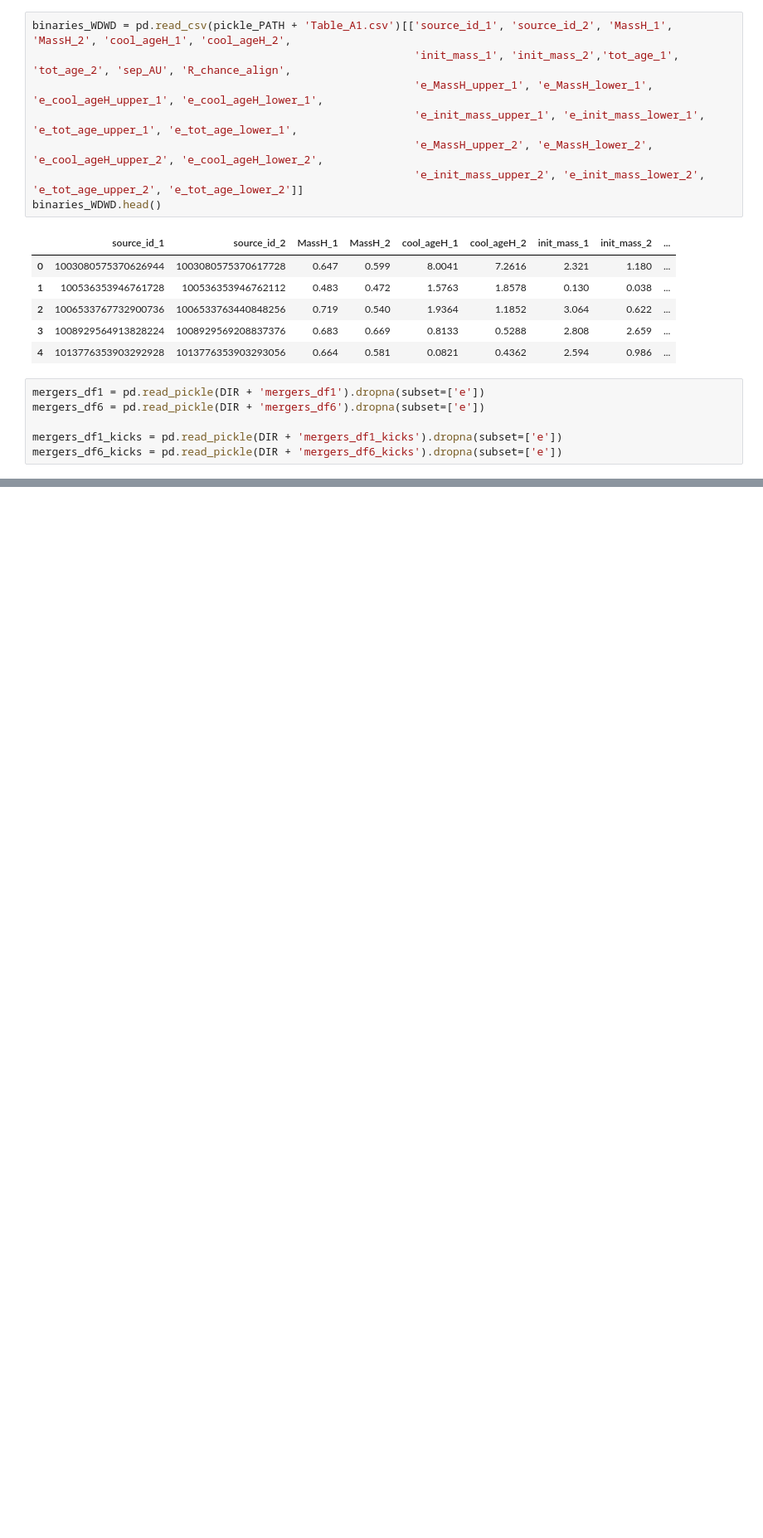
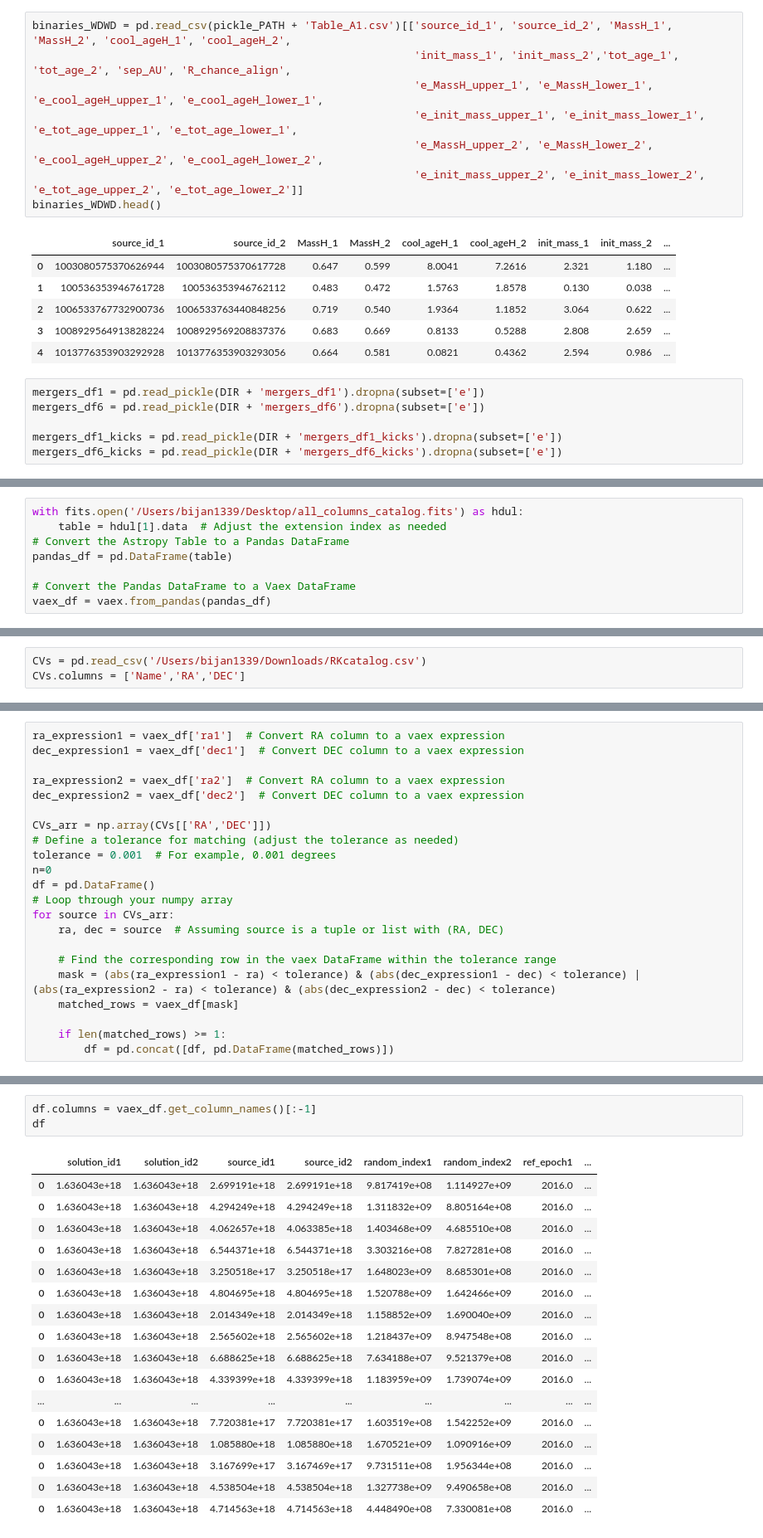
Before and after one commit to cheyanneshariat/OSPE_Scripts, a Jupyter notebook: WD_Mergers.ipynb, the cells around one changed output, grey strips where cells are left out. Shown at 83% size. Saved outputs shown, nothing was run; the diff lists cells and outputs as text; blank space fills up the shorter version.

```diff
--- a/WD_Mergers.ipynb
+++ b/WD_Mergers.ipynb
@@ -190,0 +199,8 @@ Text(0.05, 0.9, 'Model OB')
+# %%
+with fits.open('/Users/bijan1339/Desktop/all_columns_catalog.fits') as hdul:
+    table = hdul[1].data  # Adjust the extension index as needed
+# Convert the Astropy Table to a Pandas DataFrame
+pandas_df = pd.DataFrame(table)
+
+# Convert the Pandas DataFrame to a Vaex DataFrame
+vaex_df = vaex.from_pandas(pandas_df)
@@ -190,0 +226,3 @@ Text(0.05, 0.9, 'Model OB')
+# %%
+CVs = pd.read_csv('/Users/bijan1339/Downloads/RKcatalog.csv')
+CVs.columns = ['Name','RA','DEC']
@@ -190,0 +231,22 @@ Text(0.05, 0.9, 'Model OB')
+# %%
+ra_expression1 = vaex_df['ra1']  # Convert RA column to a vaex expression
+dec_expression1 = vaex_df['dec1']  # Convert DEC column to a vaex expression
+
+ra_expression2 = vaex_df['ra2']  # Convert RA column to a vaex expression
+dec_expression2 = vaex_df['dec2']  # Convert DEC column to a vaex expression
+
+CVs_arr = np.array(CVs[['RA','DEC']])
+# Define a tolerance for matching (adjust the tolerance as needed)
+tolerance = 0.001  # For example, 0.001 degrees
+n=0
+df = pd.DataFrame()
+# Loop through your numpy array
+for source in CVs_arr:
+    ra, dec = source  # Assuming source is a tuple or list with (RA, DEC)
+
+    # Find the corresponding row in the vaex DataFrame within the tolerance range
+    mask = (abs(ra_expression1 - ra) < tolerance) & (abs(dec_expression1 - dec) < tolerance) | (abs(ra_expression2 - ra) < tolerance) & (abs(dec_expression2 - dec) < tolerance)
+    matched_rows = vaex_df[mask]
+
+    if len(matched_rows) >= 1:
+        df = pd.concat([df, pd.DataFrame(matched_rows)])
@@ -190,0 +288,21 @@ Text(0.05, 0.9, 'Model OB')
+# %%
+df.columns = vaex_df.get_column_names()[:-1]
+df
+# %% [output]
+|  | solution_id1 | solution_id2 | source_id1 | source_id2 | random_index1 | random_index2 | ref_epoch1 | ... |
+| 0 | 1.636043e+18 | 1.636043e+18 | 2.699191e+18 | 2.699191e+18 | 9.817419e+08 | 1.114927e+09 | 2016.0 | ... |
+| 0 | 1.636043e+18 | 1.636043e+18 | 4.294249e+18 | 4.294249e+18 | 1.311832e+09 | 8.805164e+08 | 2016.0 | ... |
+| 0 | 1.636043e+18 | 1.636043e+18 | 4.062657e+18 | 4.063385e+18 | 1.403468e+09 | 4.685510e+08 | 2016.0 | ... |
+| 0 | 1.636043e+18 | 1.636043e+18 | 6.544371e+18 | 6.544371e+18 | 3.303216e+08 | 7.827281e+08 | 2016.0 | ... |
+| 0 | 1.636043e+18 | 1.636043e+18 | 3.250518e+17 | 3.250518e+17 | 1.648023e+09 | 8.685301e+08 | 2016.0 | ... |
+| 0 | 1.636043e+18 | 1.636043e+18 | 4.804695e+18 | 4.804695e+18 | 1.520788e+09 | 1.642466e+09 | 2016.0 | ... |
+| 0 | 1.636043e+18 | 1.636043e+18 | 2.014349e+18 | 2.014349e+18 | 1.158852e+09 | 1.690040e+09 | 2016.0 | ... |
+| 0 | 1.636043e+18 | 1.636043e+18 | 2.565602e+18 | 2.565602e+18 | 1.218437e+09 | 8.947548e+08 | 2016.0 | ... |
+| 0 | 1.636043e+18 | 1.636043e+18 | 6.688625e+18 | 6.688625e+18 | 7.634188e+07 | 9.521379e+08 | 2016.0 | ... |
+| 0 | 1.636043e+18 | 1.636043e+18 | 4.339399e+18 | 4.339399e+18 | 1.183959e+09 | 1.739074e+09 | 2016.0 | ... |
+| ... | ... | ... | ... | ... | ... | ... | ... | ... |
+| 0 | 1.636043e+18 | 1.636043e+18 | 7.720381e+17 | 7.720381e+17 | 1.603519e+08 | 1.542252e+09 | 2016.0 | ... |
+| 0 | 1.636043e+18 | 1.636043e+18 | 1.085880e+18 | 1.085880e+18 | 1.670521e+09 | 1.090916e+09 | 2016.0 | ... |
+| 0 | 1.636043e+18 | 1.636043e+18 | 3.167699e+17 | 3.167469e+17 | 9.731511e+08 | 1.956344e+08 | 2016.0 | ... |
+| 0 | 1.636043e+18 | 1.636043e+18 | 4.538504e+18 | 4.538504e+18 | 1.327738e+09 | 9.490658e+08 | 2016.0 | ... |
+| 0 | 1.636043e+18 | 1.636043e+18 | 4.714563e+18 | 4.714563e+18 | 4.448490e+08 | 7.330081e+08 | 2016.0 | ... |
```
Also changed, not shown: parts of 11 cells of this notebook, 1 other file.
